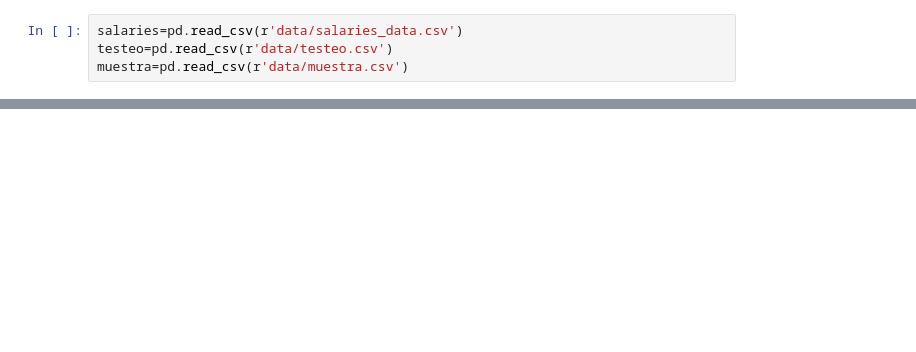
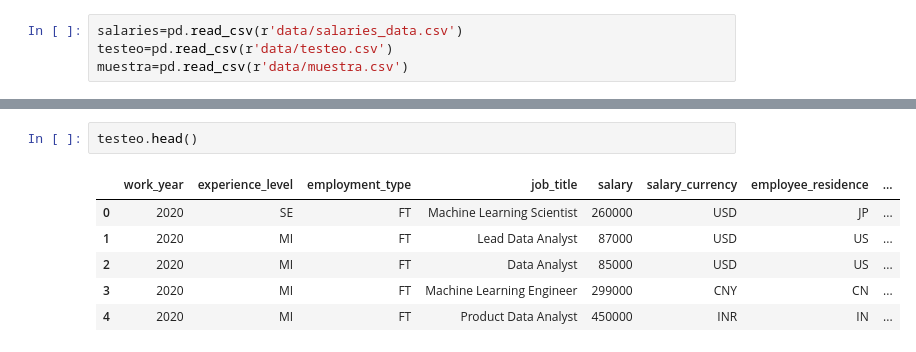
Before and after one commit to OrianAmpuero/Kaggle_Competition, a Jupyter notebook: Untitled.ipynb, the cells around one changed output, grey strips where cells are left out. Drawn from its saved outputs; the diff is of its cells as text; blank space fills up the shorter version.

```diff
--- a/Untitled.ipynb
+++ b/Untitled.ipynb
@@ -84,0 +257,9 @@ class CatBoostRegressor(CatBoost)
+# %%
+testeo.head()
+# %% [output]
+|  | work_year | experience_level | employment_type | job_title | salary | salary_currency | employee_residence | ... |
+| 0 | 2020 | SE | FT | Machine Learning Scientist | 260000 | USD | JP | ... |
+| 1 | 2020 | MI | FT | Lead Data Analyst | 87000 | USD | US | ... |
+| 2 | 2020 | MI | FT | Data Analyst | 85000 | USD | US | ... |
+| 3 | 2020 | MI | FT | Machine Learning Engineer | 299000 | CNY | CN | ... |
+| 4 | 2020 | MI | FT | Product Data Analyst | 450000 | INR | IN | ... |
```
Also changed, not shown: parts of 49 cells of this notebook, 4 other files.
